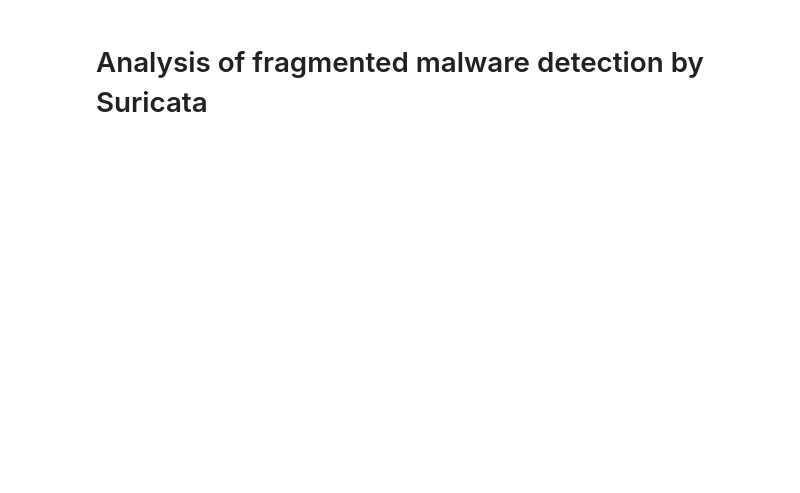
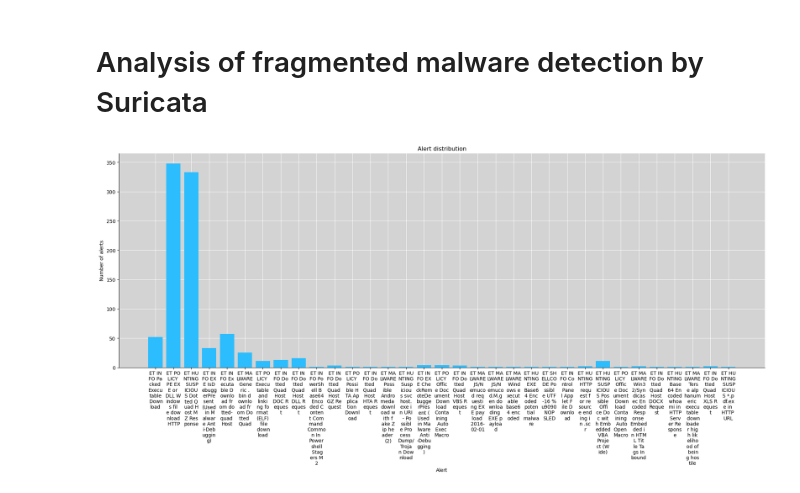
Before and after one commit to PaMemmes/Adding-Interpretability-to-an-Anomaly-Based-Method, a Jupyter notebook: suricata_analysis/analysis.ipynb, the cells around one changed output. Drawn from its saved outputs; the diff is of its cells as text; code cells hidden in the pictures; blank space fills up the shorter version.

```diff
--- a/suricata_analysis/analysis.ipynb
+++ b/suricata_analysis/analysis.ipynb
@@ -14,6 +14,6 @@ from collections import defaultdict
 import orjson
 # %%
-category = '_fragmented_'
+category = '_unfragmented'
 # %%
 CB91_Blue = '#2CBDFE'
 CB91_Green = '#47DBCD'
@@ -41,6 +41,22 @@ def get_signatures(alerts):
         nmbr_signatures[entry['alert']['signature']] += 1
         severity[entry['alert']['signature']] = entry['alert']['severity']
     return nmbr_signatures, severity
+# %%
+total_packets = []
+total_signatures = []
+total_severity = []
+
+severity_dict = defaultdict(int)
+for filepath in sorted(glob.glob('theZoo' + category + '/**/*.json')):
+    json_data = get_json_data(filepath)
+    alerts, packets = get_alerts_and_packets(json_data)
+    nmbr_signatures, severity = get_signatures(alerts)
+
+    for key, value in severity.items():
+        severity_dict[key] = value
+    total_packets.append(packets)
+    total_signatures.append(nmbr_signatures)
+    total_severity.append(severity)
 # %%
 def make_xlabels(data):
     x_ticks = [i for i in data.keys()]
@@ -67,24 +87,32 @@ def plot_alerts(nmbr_signatures, file, save=None):
 # %%
 def plot_alert_distribution(dist, severity, save=None):
     # TODO: Add severity to xticks
     total_sigs = defaultdict(int)
     for signatures in dist:
         for key, value in signatures.items():
             total_sigs[key] += value
     xlabels_new = make_xlabels(total_sigs)
 
     fig, ax = plt.subplots()
     fig.set_size_inches(24,8)
     ax.set_xticks(np.arange(len(total_sigs)), xlabels_new)
+    ax.set_axisbelow(True)
+    ax.yaxis.grid(color='white', linestyle='solid')
+    ax.xaxis.grid(color='white', linestyle='solid')
+    ax.set_facecolor("lightgrey")
     ax.spines['top'].set_visible(False)
     ax.spines['right'].set_visible(False)
     ax.set_title('Alert distribution')
     ax.set_xlabel('Alert')
     ax.set_ylabel('Number of alerts')
     ax.bar(np.arange(len(total_sigs)), total_sigs.values())
 
     if save is not None:
         fig.savefig(save, bbox_inches="tight")
+
+plot_alert_distribution(total_signatures, severity_dict, save='plots/alert_dist' + category)
+# %% [output]
+[figure, added]
 # %%
 def plot_severity_distribution(dist, save=None):
     # highest severity: 1, lowest severity: 4
```
Also changed, not shown: parts of 10 cells of this notebook.
